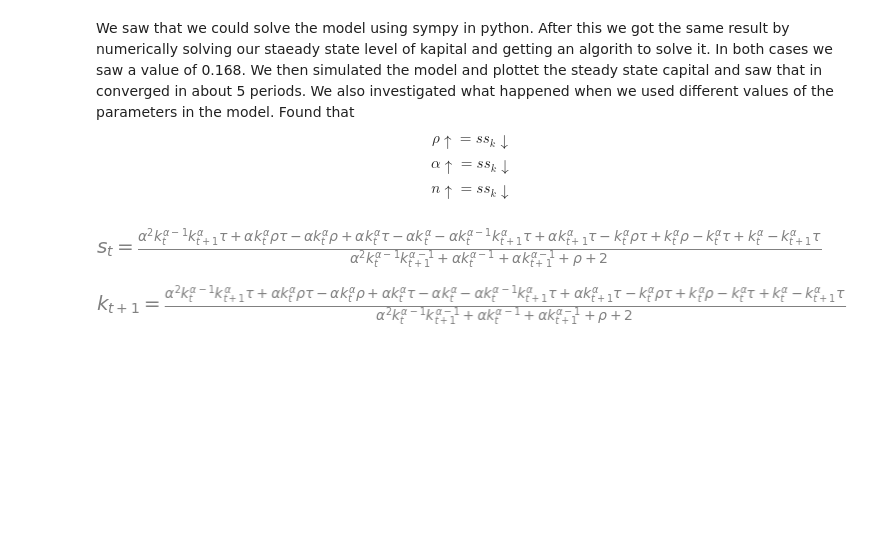
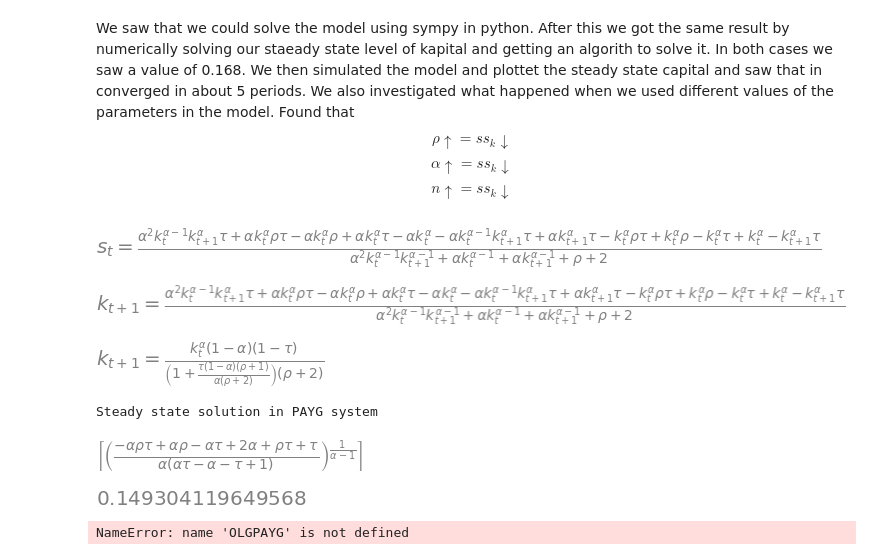
Before and after one commit to NumEconCopenhagen/projects-2024-daniel-og-lukas, a Jupyter notebook: modelproject/modelproject.ipynb, the cells around one changed output. Saved outputs shown, nothing was run; the diff lists cells and outputs as text; code cells hidden in the pictures; blank space fills up the shorter version.

```diff
--- a/modelproject/modelproject.ipynb
+++ b/modelproject/modelproject.ipynb
@@ -348,3 +347,53 @@ kt1e=sp.Eq(kt1, optimal_savings)
 kt1e
 # %% [output]
 [figure]
+# %%
+kt1paygo=sp.Eq(kt1, (1 / (1 + (1 + rho) * (1 - alpha) / (2 + rho) * (tau / alpha))) * ((1 / (2 + rho))) * (1 - tau) * wt)
+kt1paygo
+# %% [output]
+[figure, added]
+# %%
+# We solve for the steady state by setting kt1 = kt
+steady_state_eq = kt1paygo.subs(kt1, kt)
+steady_state_solution = sp.solve(steady_state_eq, kt)
+print("Steady state solution in PAYG system")
+steady_state_solution
+# %% [output]
+Steady state solution in PAYG system
+[figure, added]
+# %%
+# Setting parameters
+rho = 0.03
+alpha = 0.35
+tau = 0.05
+
+kss=((1-alpha)/((2+rho))**1/(1-alpha))
+
+# We define the objective, The function calculates the difference between k and the expression, The goal is to find the value of k for which this difference is zero.
+obj = lambda k: k - (1 / (1 + (1 + rho) * (1 - alpha) / (2 + rho) * (tau / alpha))) * ((1 / ((2 + rho))) * (1 - tau) * (1 - alpha)  * k**alpha)
+
+# Optimizing the model and finding the roots with bisect
+result = optimize.root_scalar(obj,bracket=[1e-10,10],method='bisect')
+result.root
+# %% [output]
+[figure, added]
+# %%
+model = OLGPAYG()
+
+par = model.par
+sim = model.sim
+
+model.simulate()
+plt.figure(figsize=(10, 6))
+plt.plot(model.sim.k, label='k_t')  # Plotting k_t over time
+plt.xlabel('Time')
+plt.ylabel('Steady state value')
+plt.title('Convergence of capital')
+plt.axhline(y=result.root, color='r', linestyle='--', label='Steady State k*')
+plt.legend()
+plt.grid(True)
+plt.show()
+
+sim_k_original = model.sim.k.copy()
+# %% [output]
+NameError: name 'OLGPAYG' is not defined
```
Also changed, not shown: parts of 1 cell of this notebook, 1 other file.
